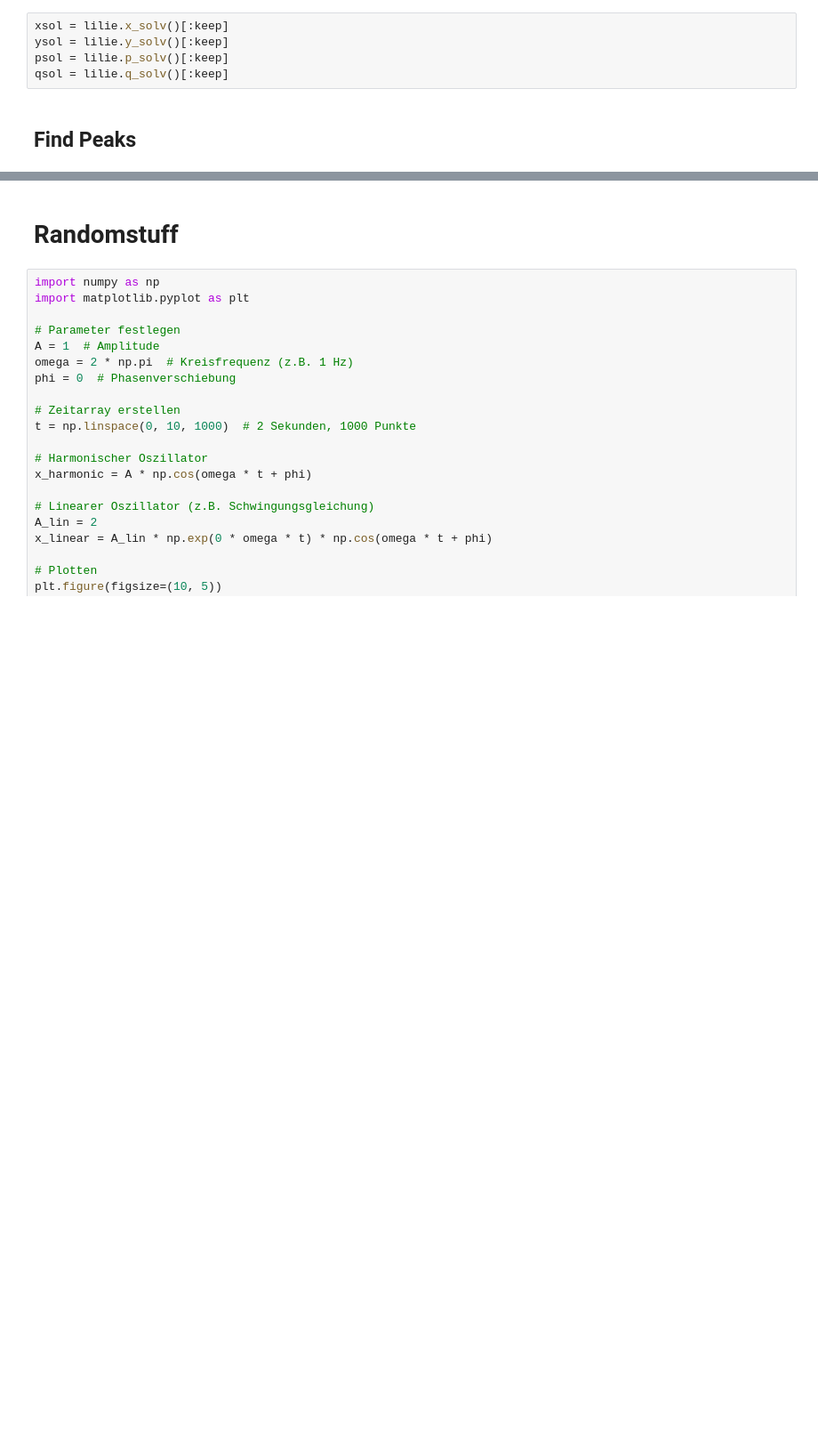
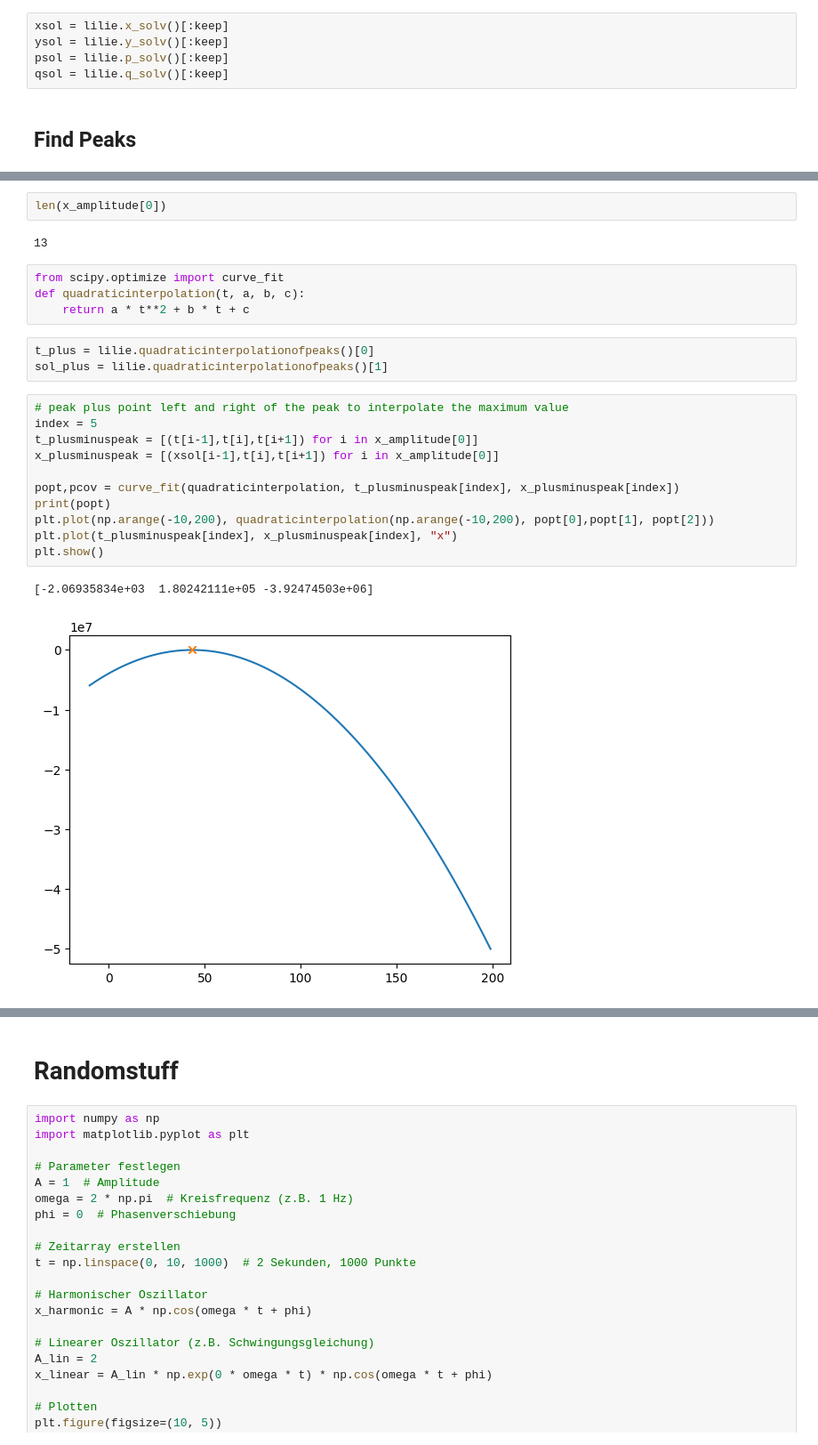
Before and after one commit to huyenanh-nguyen/daniel_model, a Jupyter notebook: ODE/simulation.ipynb, the cells around one changed output, grey strips where cells are left out. Shown at 89% size. Saved outputs shown, nothing was run; the diff lists cells and outputs as text; blank space fills up the shorter version.

```diff
--- a/ODE/simulation.ipynb
+++ b/ODE/simulation.ipynb
@@ -78,0 +85,25 @@ $\gamma$ = 0.10, ß = 0.20, $\alpha$ = 2.50, $\mu$ = 2.00, x$_0$ = 0.50, y$_0$ =
+# %%
+len(x_amplitude[0])
+# %% [output]
+13
+# %%
+from scipy.optimize import curve_fit
+def quadraticinterpolation(t, a, b, c):
+    return a * t**2 + b * t + c
+# %%
+t_plus = lilie.quadraticinterpolationofpeaks()[0]
+sol_plus = lilie.quadraticinterpolationofpeaks()[1]
+# %%
+# peak plus point left and right of the peak to interpolate the maximum value
+index = 5
+t_plusminuspeak = [(t[i-1],t[i],t[i+1]) for i in x_amplitude[0]]
+x_plusminuspeak = [(xsol[i-1],t[i],t[i+1]) for i in x_amplitude[0]]
+
+popt,pcov = curve_fit(quadraticinterpolation, t_plusminuspeak[index], x_plusminuspeak[index])
+print(popt)
+plt.plot(np.arange(-10,200), quadraticinterpolation(np.arange(-10,200), popt[0],popt[1], popt[2]))
+plt.plot(t_plusminuspeak[index], x_plusminuspeak[index], "x")
+plt.show()
+# %% [output]
+[-2.06935834e+03  1.80242111e+05 -3.92474503e+06]
+[figure, added]
```
Also changed, not shown: parts of 8 cells of this notebook, 1 other file.
